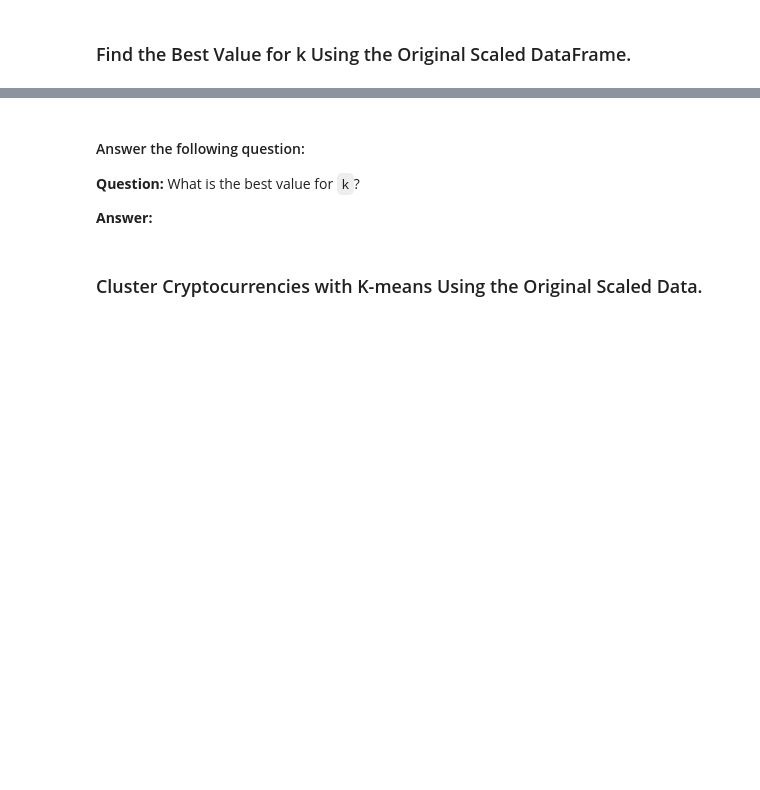
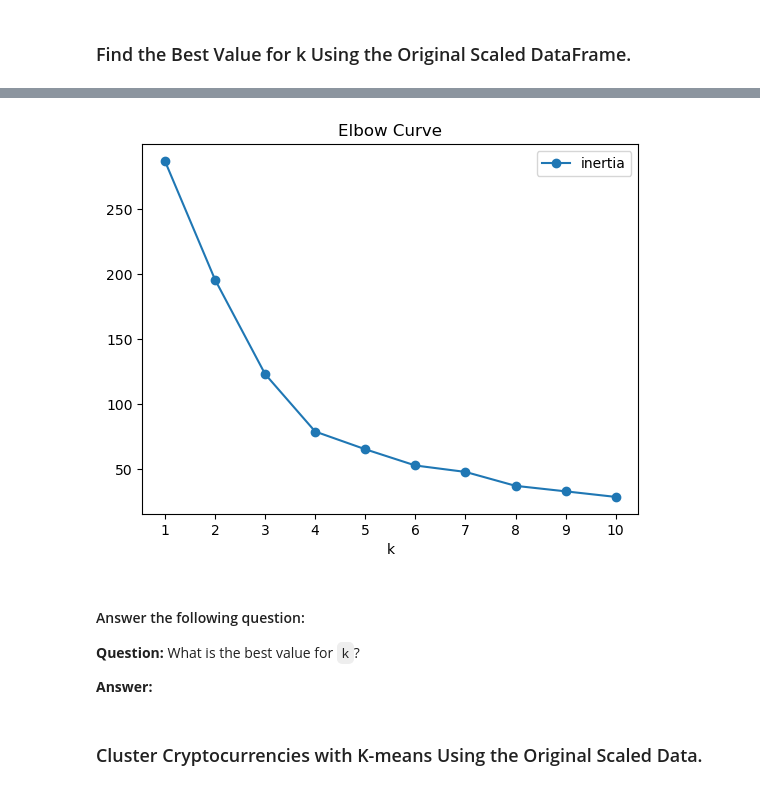
Before and after one commit to afine5/CryptoClustering, a Jupyter notebook: Crypto_Clustering.ipynb, the cells around one changed output, grey strips where cells are left out. Drawn from its saved outputs; the diff is of its cells as text; code cells hidden in the pictures; blank space fills up the shorter version.

```diff
--- a/Crypto_Clustering.ipynb
+++ b/Crypto_Clustering.ipynb
@@ -132,6 +137,13 @@ Breaking it into multiple lines was causing some errors with certain columns"""
 # %%
 # Plot a line chart with all the inertia values computed with
 # the different values of k to visually identify the optimal value for k.
+elbow_plot = elbow_df.plot.line(x='k',
+                                y='inertia',
+                                title="Elbow Curve",
+                                xticks=k_values,
+                                marker='o')
+# %% [output]
+[figure, added]
 # %% [markdown]
 #### Answer the following question:
 **Question:** What is the best value for `k`?
```
Also changed, not shown: parts of 1 cell of this notebook.
